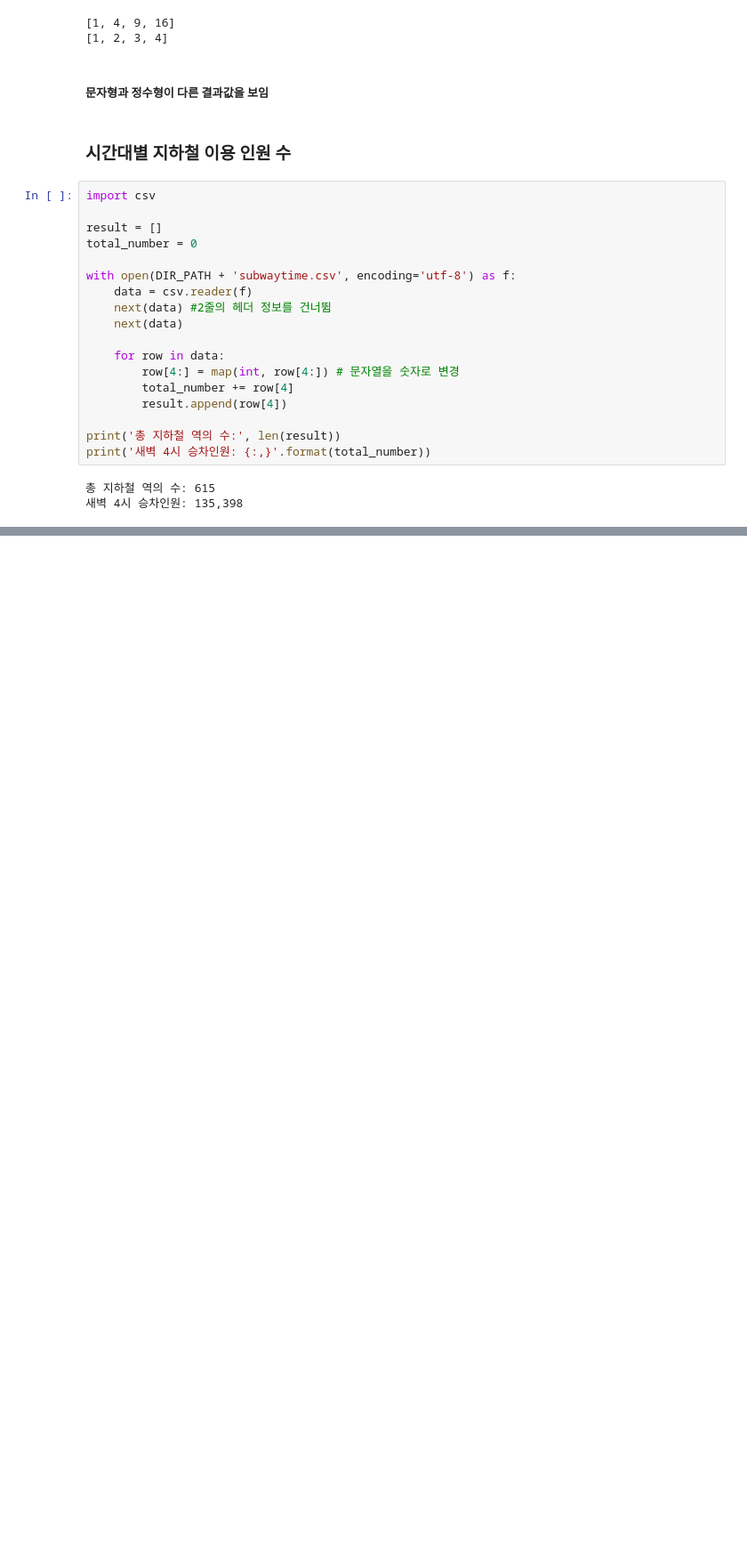
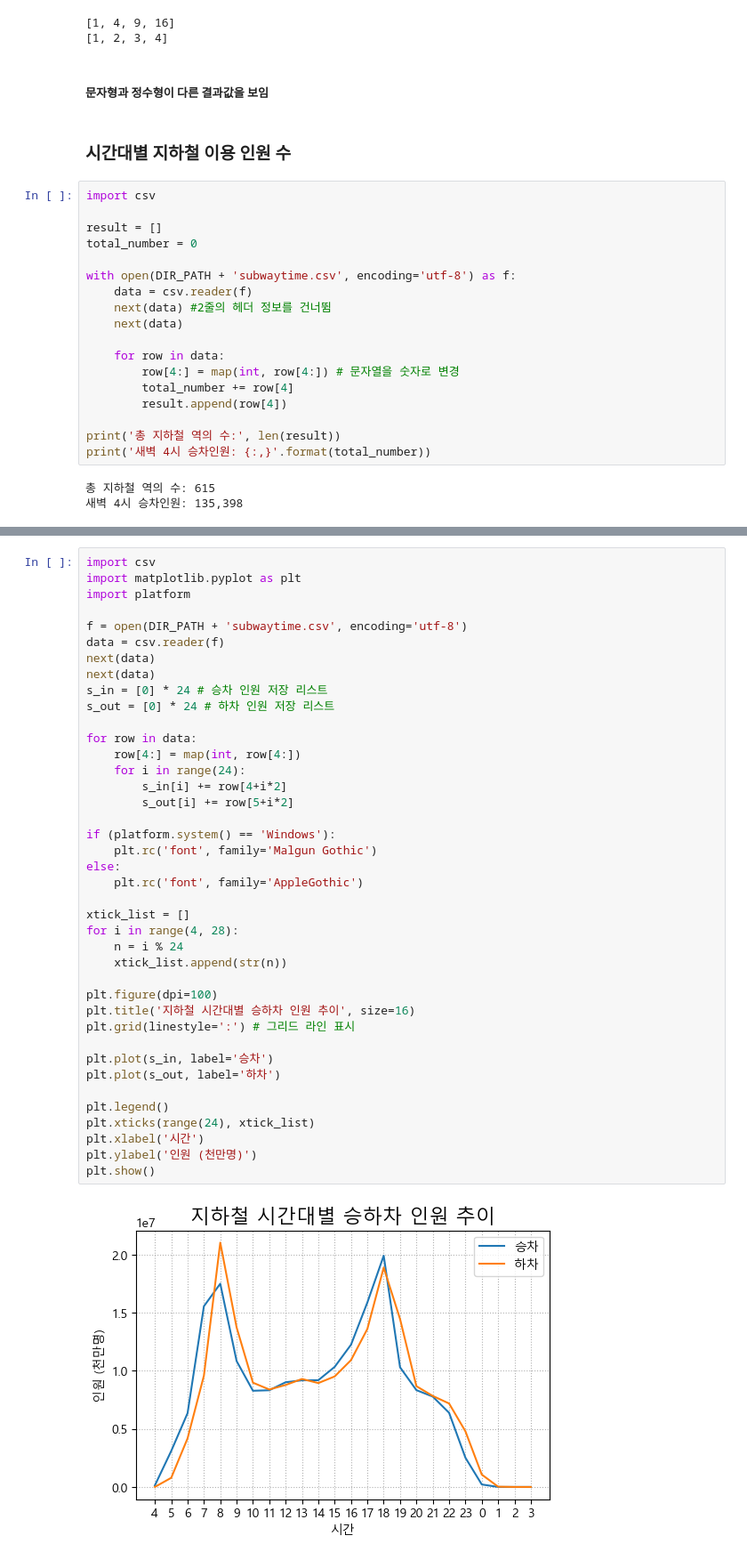
Before and after one commit to hune102377/K-DIGITALTRAING, a Jupyter notebook: 04 Kaggle&PublicData/0715/ex_subwaytime.ipynb, the cells around one changed output, grey strips where cells are left out. Shown at 89% size. Saved outputs shown, nothing was run; the diff lists cells and outputs as text; blank space fills up the shorter version.

```diff
--- a/04 Kaggle&PublicData/0715/ex_subwaytime.ipynb
+++ b/04 Kaggle&PublicData/0715/ex_subwaytime.ipynb
@@ -42,0 +173,42 @@ print('새벽 4시 승차인원: {:,}'.format(total_number))
+# %%
+import csv
+import matplotlib.pyplot as plt
+import platform
+
+f = open(DIR_PATH + 'subwaytime.csv', encoding='utf-8')
+data = csv.reader(f)
+next(data)
+next(data)
+s_in = [0] * 24 # 승차 인원 저장 리스트
+s_out = [0] * 24 # 하차 인원 저장 리스트
+
+for row in data:
+    row[4:] = map(int, row[4:])
+    for i in range(24):
+        s_in[i] += row[4+i*2]
+        s_out[i] += row[5+i*2]
+
+if (platform.system() == 'Windows'):
+    plt.rc('font', family='Malgun Gothic')
+else:
+    plt.rc('font', family='AppleGothic')
+
+xtick_list = []
+for i in range(4, 28):
+    n = i % 24
+    xtick_list.append(str(n))
+
+plt.figure(dpi=100)
+plt.title('지하철 시간대별 승하차 인원 추이', size=16)
+plt.grid(linestyle=':') # 그리드 라인 표시
+
+plt.plot(s_in, label='승차')
+plt.plot(s_out, label='하차')
+
+plt.legend()
+plt.xticks(range(24), xtick_list)
+plt.xlabel('시간')
+plt.ylabel('인원 (천만명)')
+plt.show()
+# %% [output]
+[figure, added]
```
Also changed, not shown: parts of 7 cells of this notebook.
